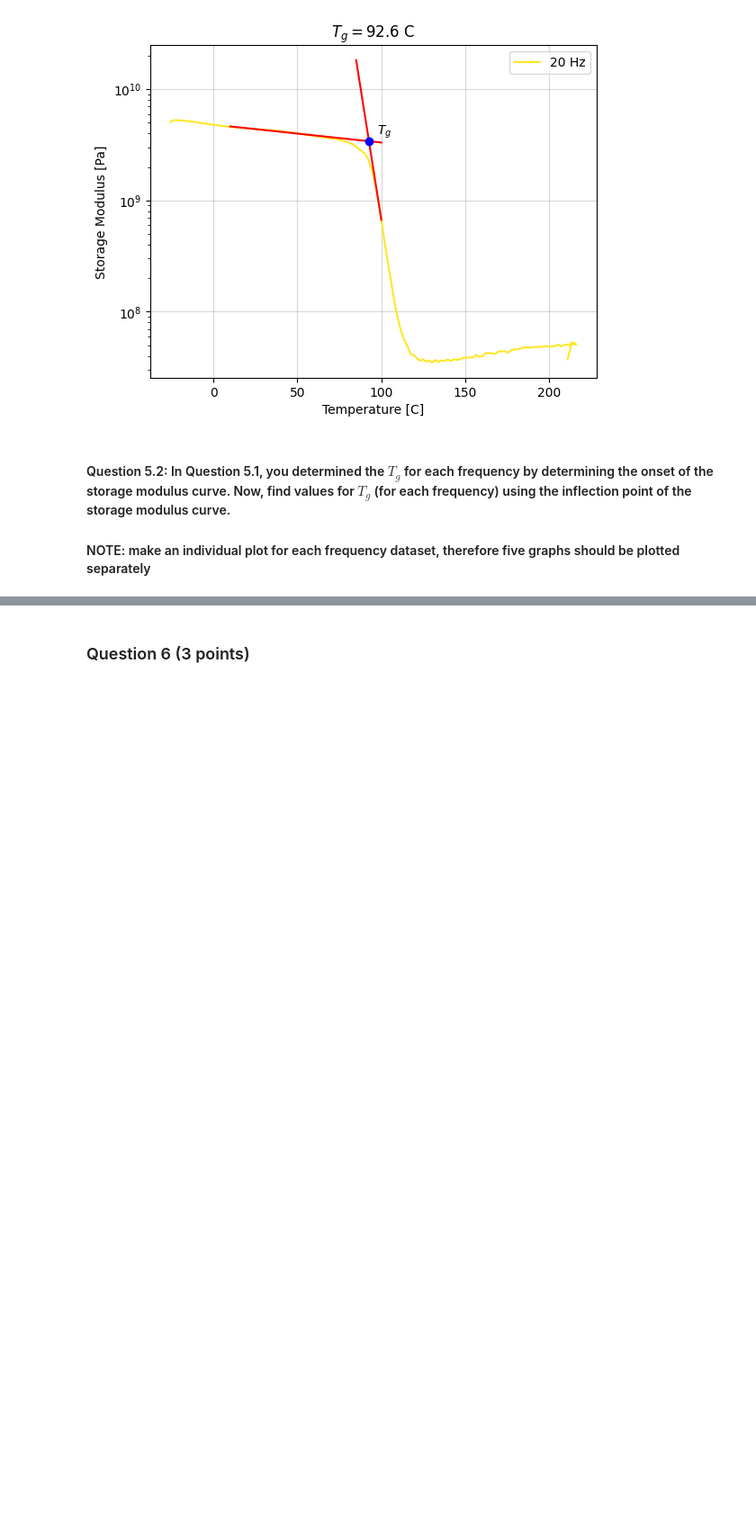
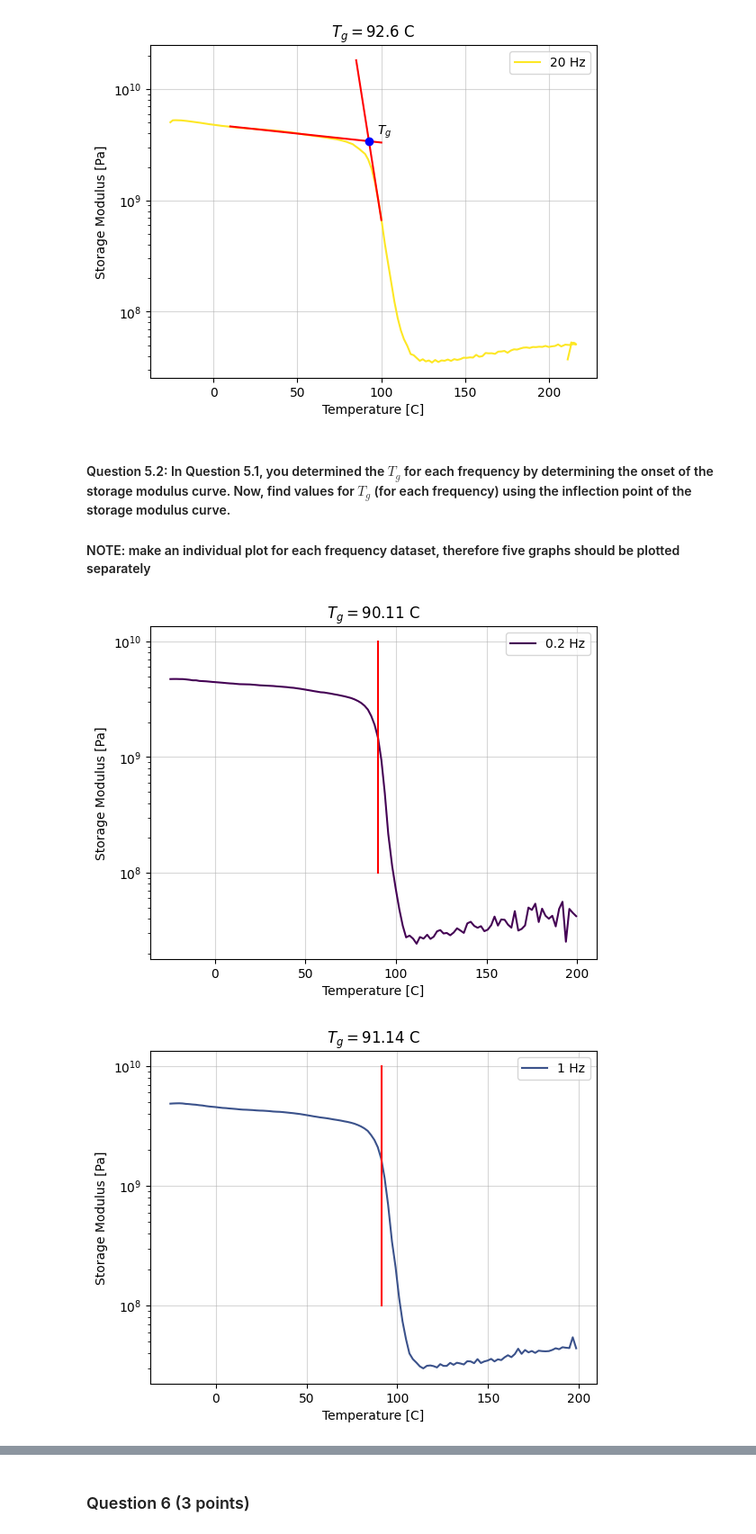
Before and after one commit to Daveed-droid/PolymerCompositeManufacturingNotebooks, a Jupyter notebook: Notebook_Rheokinetics/Rheokinetics - 2024.ipynb, the cells around one changed output, grey strips where cells are left out. Shown: that part at 90% size. Drawn from its saved outputs; the diff is of its cells as text; code cells hidden in the pictures; blank space fills up the shorter version.

```diff
--- a/Notebook_Rheokinetics/Rheokinetics - 2024.ipynb
+++ b/Notebook_Rheokinetics/Rheokinetics - 2024.ipynb
@@ -221,16 +221,26 @@ for i, freq in enumerate(freq_list):
 # %%
 DMA = pd.read_excel("DMA results - new.xlsx", header=29)
 DMA = DMA.drop(index=0)
 DMA = DMA.drop(index=[DMA.index[i] for i in range(-1,-43,-1)])
 DMA.head()
 freq_list = [0.200000002980232, 1, 5, 10, 20]
 for i, freq in enumerate(freq_list):
     plt.grid(alpha=0.5)
 
-    DMA_freq = DMA.loc[DMA['Freq.'] == freq]
+    DMA_freq = DMA.loc[(DMA['Freq.'] == freq)&(DMA['Temp.']<200)]
     plt.semilogy(DMA_freq["Temp."], DMA_freq["E\'(G\')"], color=colors[i], label=f'{round(freq,1)} Hz')
+
+
     dE_dT = [DMA_freq["E\'(G\')"].to_numpy()[i+1]-DMA_freq["E\'(G\')"].to_numpy()[i]/(DMA_freq["Temp."].to_numpy()[i+1]-DMA_freq["Temp."].to_numpy()[i])  for i in range(len(DMA_freq["Temp."].to_numpy())-1)]
+    dE_dT_dT = [dE_dT[i+1]-dE_dT[i]/(DMA_freq["Temp."].to_numpy()[i+1]-DMA_freq["Temp."].to_numpy()[i])  for i in range(len(DMA_freq["Temp."].to_numpy())-2)]
+    # plt.plot(DMA_freq["Temp."].to_numpy()[:-2],dE_dT_dT)
+    index_min = np.array(dE_dT_dT).argmin(axis=0)
+    plt.title(f"$T_g = {round(DMA_freq["Temp."].to_numpy()[index_min],2)}$ C")
+    plt.plot([DMA_freq["Temp."].to_numpy()[index_min], DMA_freq["Temp."].to_numpy()[index_min]], [1e10, 1e8], color="red")
     plt.legend()
     plt.ylabel("Storage Modulus [Pa]")
     plt.xlabel("Temperature [C]")
     plt.show()
+# %% [output]
+[figure, added]
+[figure, added]
```
Also changed, not shown: parts of 5 cells of this notebook.
